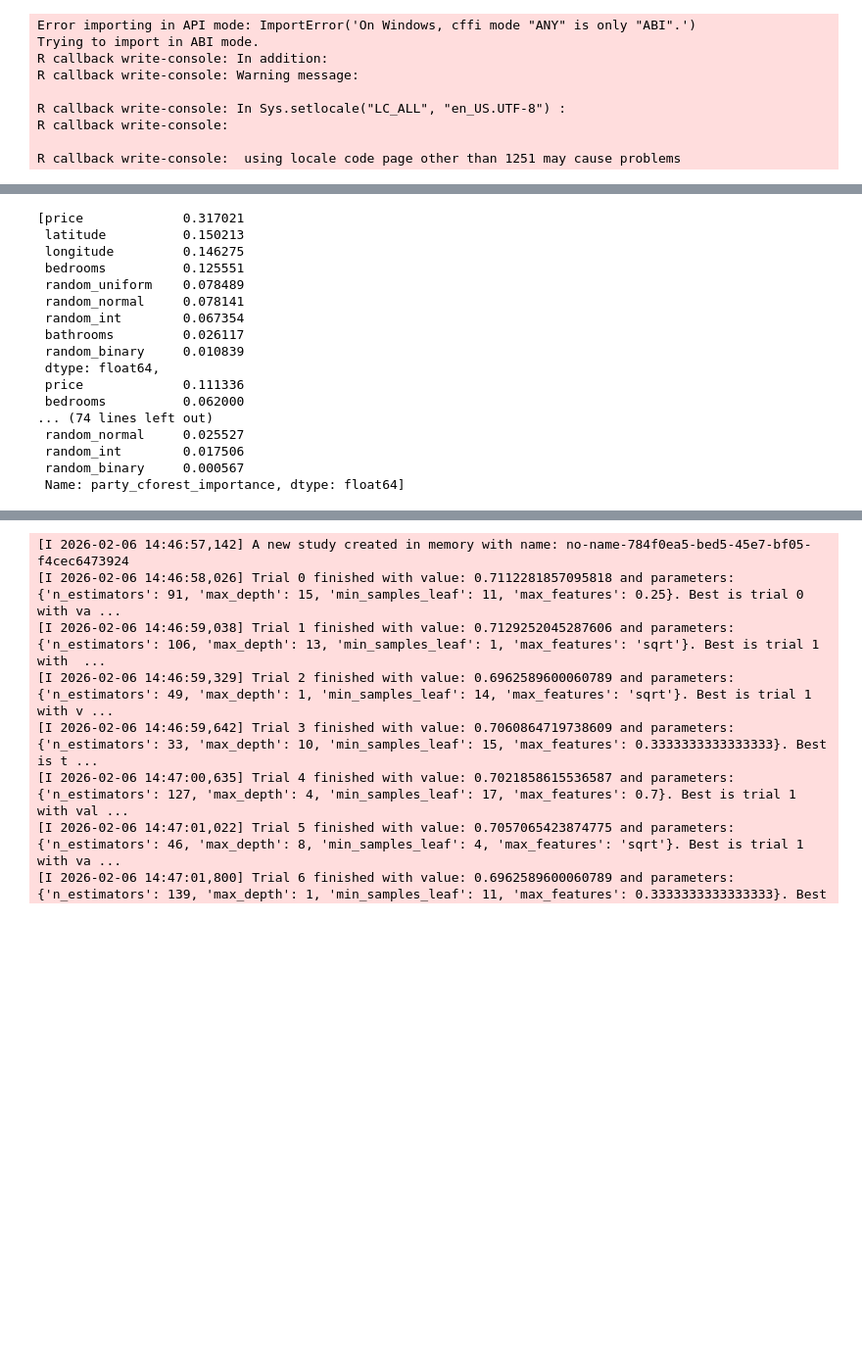
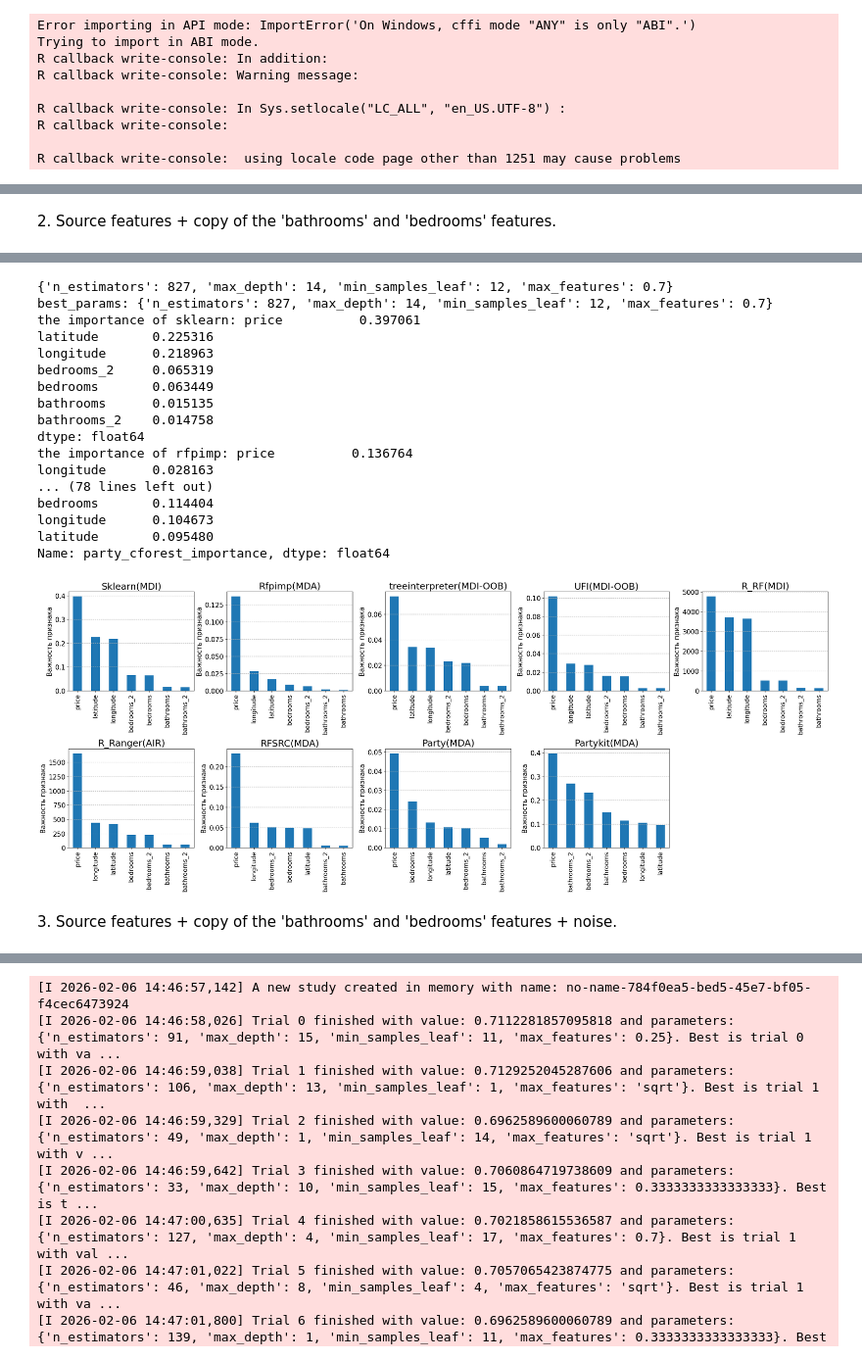
Before and after one commit to Nikita23112/Skoltech, a Jupyter notebook: Random_forest.ipynb, the cells around one changed output, grey strips where cells are left out. Shown at 98% size. Cells and saved outputs as stored; diff of their text form; code cells hidden in the pictures; blank space fills up the shorter version.

```diff
--- a/Random_forest.ipynb
+++ b/Random_forest.ipynb
@@ -210,20 +143,7 @@ Name: party_cforest_importance, dtype: float64
-# %%
-importance_series_list_2
-# %% [output]
-[price             0.317021
- latitude          0.150213
- longitude         0.146275
- bedrooms          0.125551
- random_uniform    0.078489
- random_normal     0.078141
- random_int        0.067354
- bathrooms         0.026117
- random_binary     0.010839
- dtype: float64,
- price             0.111336
- bedrooms          0.062000
-... (74 lines left out)
- random_normal     0.025527
- random_int        0.017506
- random_binary     0.000567
- Name: party_cforest_importance, dtype: float64]
+# %% [markdown]
+<font size="8">2. Source features + copy of the 'bathrooms' and 'bedrooms' features.</font>
+# %%
+X['bathrooms_2'] = X['bathrooms']
+X['bedrooms_2'] = X['bedrooms']
+importance_series_list_2 = experiment(X, y, n_trees = 2000)
+# %% [output]
@@ -229,0 +167,18 @@ importance_series_list_2
+{'n_estimators': 827, 'max_depth': 14, 'min_samples_leaf': 12, 'max_features': 0.7}
+best_params: {'n_estimators': 827, 'max_depth': 14, 'min_samples_leaf': 12, 'max_features': 0.7}
+the importance of sklearn: price          0.397061
+latitude       0.225316
+longitude      0.218963
+bedrooms_2     0.065319
+bedrooms       0.063449
+bathrooms      0.015135
+bathrooms_2    0.014758
+dtype: float64
+the importance of rfpimp: price          0.136764
+longitude      0.028163
+... (78 lines left out)
+bedrooms       0.114404
+longitude      0.104673
+latitude       0.095480
+Name: party_cforest_importance, dtype: float64
+[figure, added]
@@ -229,0 +187,2 @@ importance_series_list_2
+# %% [markdown]
+<font size="8">3. Source features + copy of the 'bathrooms' and 'bedrooms' features + noise.</font>
```
Also changed, not shown: parts of 43 cells of this notebook.
